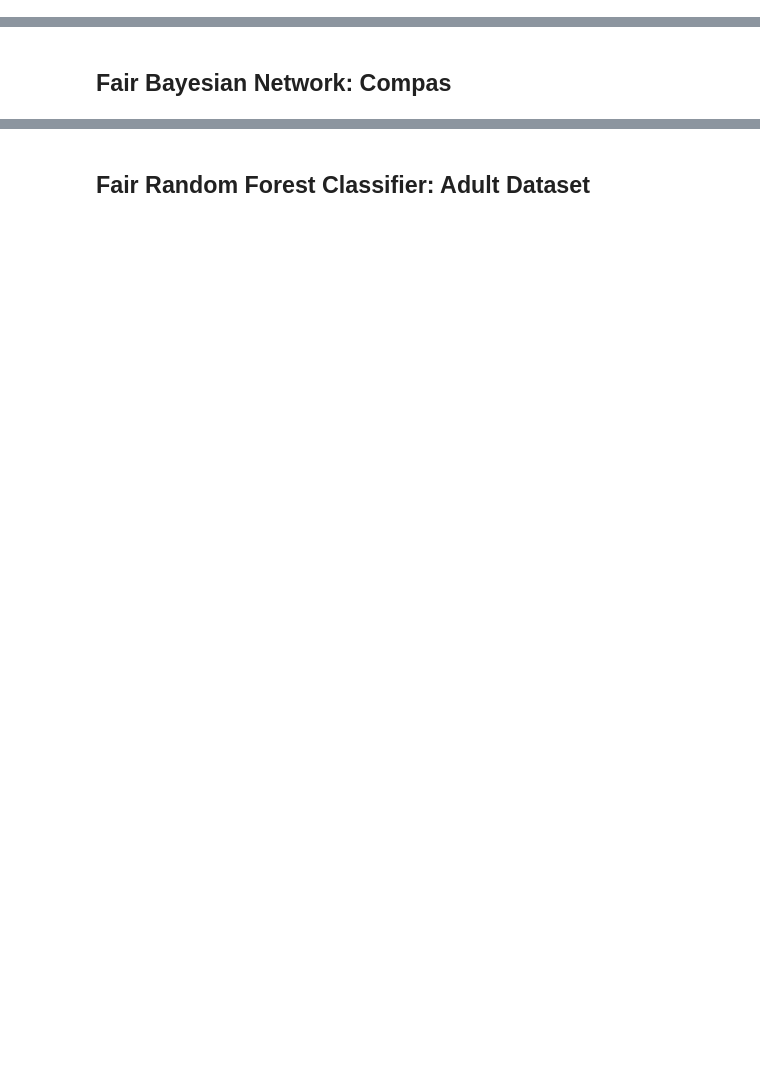
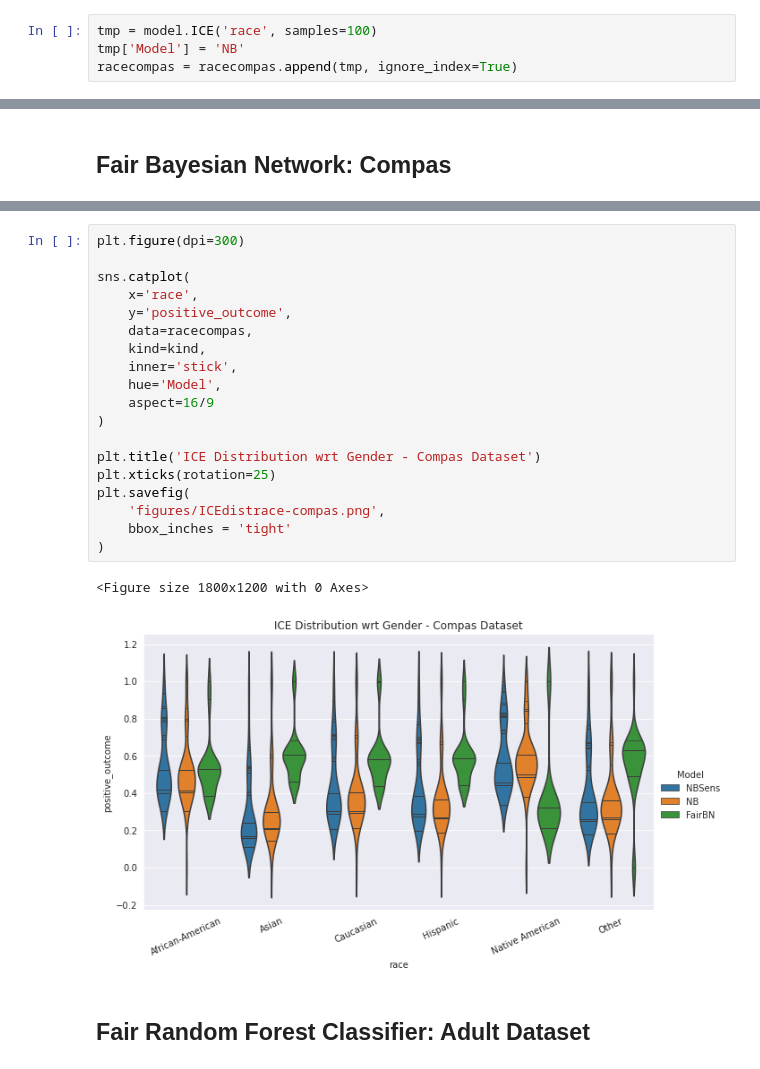
Before and after one commit to bcwein/Forseti, a Jupyter notebook: notebooks/local-agnostic.ipynb, the cells around one changed output, grey strips where cells are left out. Saved outputs shown, nothing was run; the diff lists cells and outputs as text; blank space fills up the shorter version.

```diff
--- a/notebooks/local-agnostic.ipynb
+++ b/notebooks/local-agnostic.ipynb
@@ -204,3 +108,7 @@ plt.xticks(rotation=25)
+# %%
+tmp = model.ICE('race', samples=100)
+tmp['Model'] = 'NB'
+racecompas = racecompas.append(tmp, ignore_index=True)
 # %% [markdown]
 ## Fair Bayesian Network: Adult
 # %%
@@ -288,3 +222,25 @@ plt.xticks(rotation=25)
+# %%
+plt.figure(dpi=300)
+
+sns.catplot(
+    x='race',
+    y='positive_outcome',
+    data=racecompas,
+    kind=kind,
+    inner='stick',
+    hue='Model',
+    aspect=16/9
+)
+
+plt.title('ICE Distribution wrt Gender - Compas Dataset')
+plt.xticks(rotation=25)
+plt.savefig(
+    'figures/ICEdistrace-compas.png',
+    bbox_inches = 'tight'
+)
+# %% [output]
+<Figure size 1800x1200 with 0 Axes>
+[figure, added]
 # %% [markdown]
 ## Fair Random Forest Classifier: Adult Dataset
 # %%
```
Also changed, not shown: parts of 22 cells of this notebook, 18 other files.
